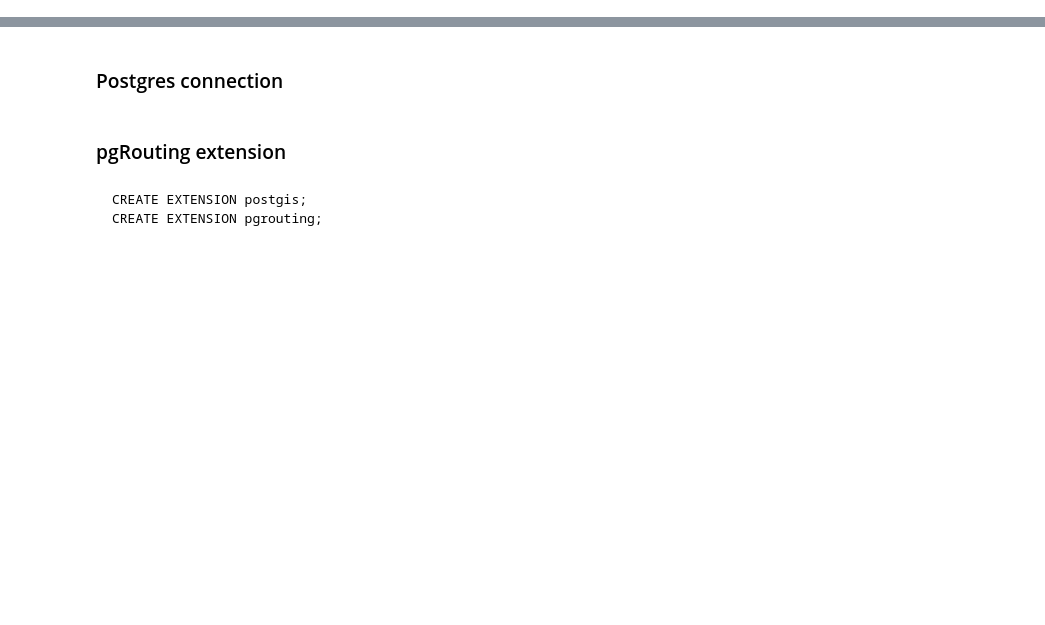
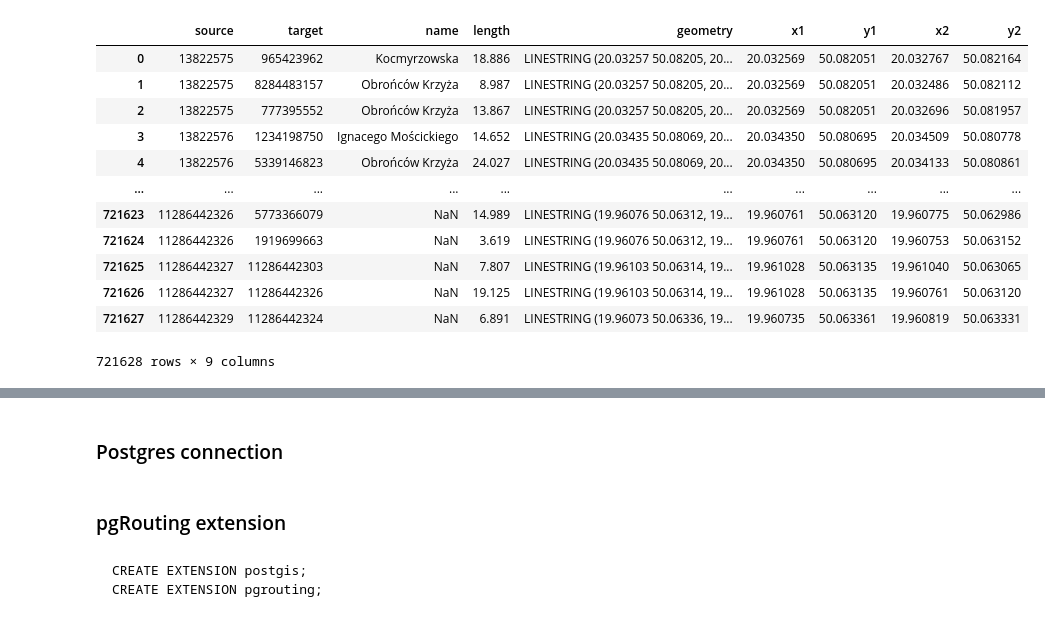
Before and after one commit to juliakisielewicz/graph-routing, a Jupyter notebook: load_data_postgres.ipynb, the cells around one changed output, grey strips where cells are left out. Drawn from its saved outputs; the diff is of its cells as text; code cells hidden in the pictures; blank space fills up the shorter version.

```diff
--- a/load_data_postgres.ipynb
+++ b/load_data_postgres.ipynb
@@ -60,2 +64,18 @@ edge_table = gdf_relationships.drop(columns=["key", "osmid", "oneway", "lanes",
 # %%
 edge_table = edge_table.rename(columns={"u": "source", "v": "target"})
+# %%
+edge_table
+# %% [output]
+|  | source | target | name | length | geometry | x1 | y1 | x2 | y2 |
+| 0 | 13822575 | 965423962 | Kocmyrzowska | 18.886 | LINESTRING (20.03257 50.08205, 20... | 20.032569 | 50.082051 | 20.032767 | 50.082164 |
+| 1 | 13822575 | 8284483157 | Obrońców Krzyża | 8.987 | LINESTRING (20.03257 50.08205, 20... | 20.032569 | 50.082051 | 20.032486 | 50.082112 |
+| 2 | 13822575 | 777395552 | Obrońców Krzyża | 13.867 | LINESTRING (20.03257 50.08205, 20... | 20.032569 | 50.082051 | 20.032696 | 50.081957 |
+| 3 | 13822576 | 1234198750 | Ignacego Mościckiego | 14.652 | LINESTRING (20.03435 50.08069, 20... | 20.034350 | 50.080695 | 20.034509 | 50.080778 |
+| 4 | 13822576 | 5339146823 | Obrońców Krzyża | 24.027 | LINESTRING (20.03435 50.08069, 20... | 20.034350 | 50.080695 | 20.034133 | 50.080861 |
+| ... | ... | ... | ... | ... | ... | ... | ... | ... | ... |
+| 721623 | 11286442326 | 5773366079 | NaN | 14.989 | LINESTRING (19.96076 50.06312, 19... | 19.960761 | 50.063120 | 19.960775 | 50.062986 |
+| 721624 | 11286442326 | 1919699663 | NaN | 3.619 | LINESTRING (19.96076 50.06312, 19... | 19.960761 | 50.063120 | 19.960753 | 50.063152 |
+| 721625 | 11286442327 | 11286442303 | NaN | 7.807 | LINESTRING (19.96103 50.06314, 19... | 19.961028 | 50.063135 | 19.961040 | 50.063065 |
+| 721626 | 11286442327 | 11286442326 | NaN | 19.125 | LINESTRING (19.96103 50.06314, 19... | 19.961028 | 50.063135 | 19.960761 | 50.063120 |
+| 721627 | 11286442329 | 11286442324 | NaN | 6.891 | LINESTRING (19.96073 50.06336, 19... | 19.960735 | 50.063361 | 19.960819 | 50.063331 |
+721628 rows × 9 columns
```
Also changed, not shown: parts of 10 cells of this notebook, 1 other file.
